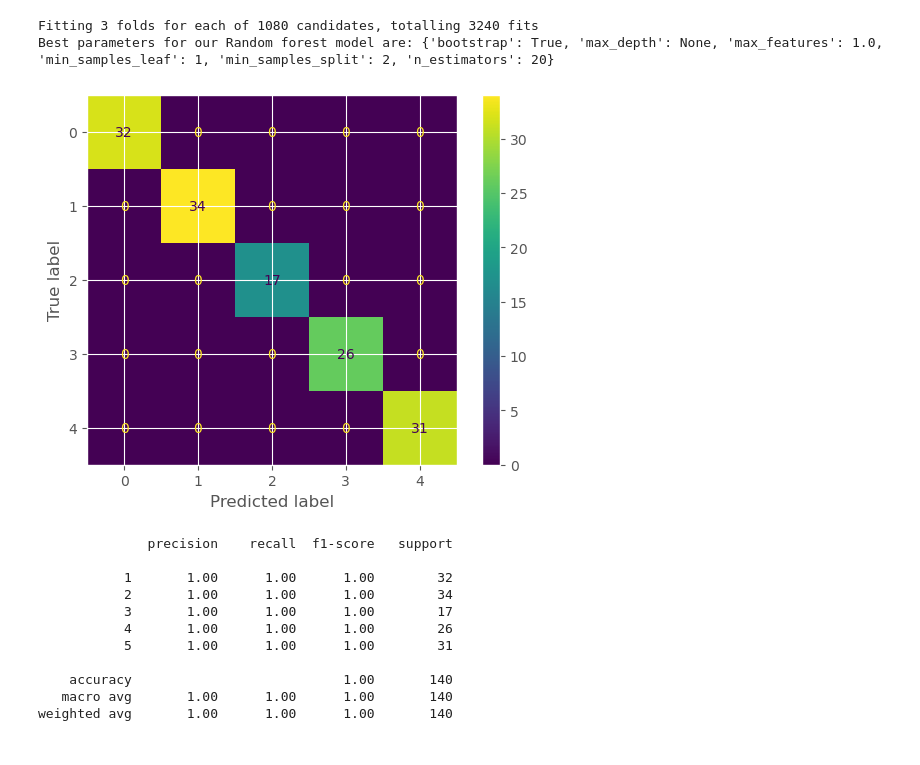
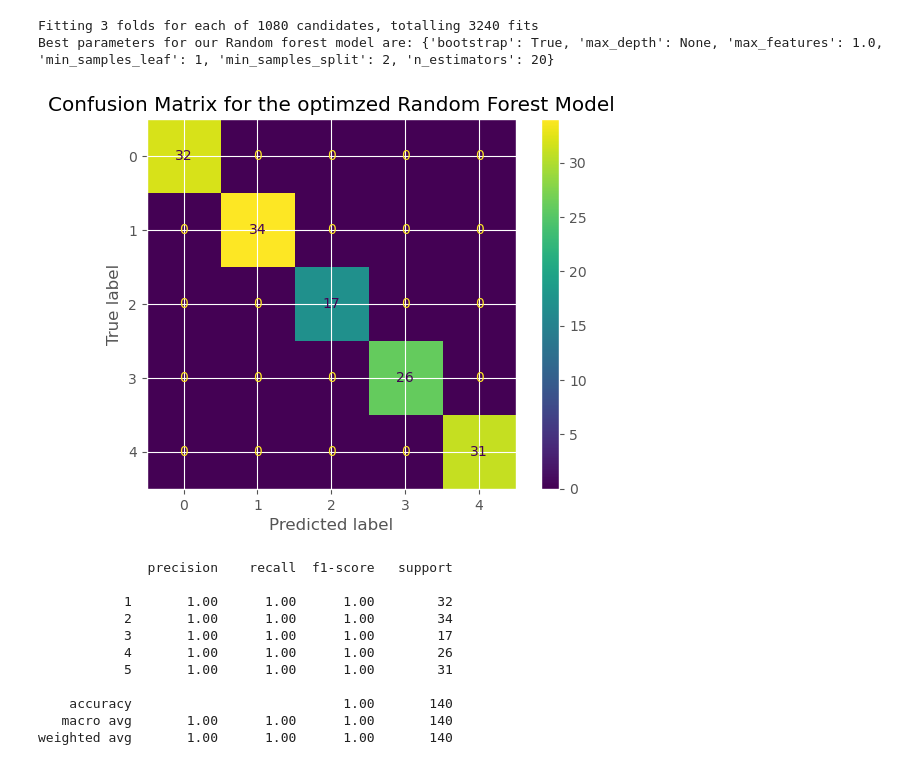
Before and after one commit to bizzaccelerator/classification_of_consumer_behaviour, a Jupyter notebook: notebook.ipynb, the cells around one changed output. Drawn from its saved outputs; the diff is of its cells as text; code cells hidden in the pictures.

```diff
--- a/notebook.ipynb
+++ b/notebook.ipynb
@@ -742,0 +744,11 @@ __1. Random Forest Model:__
+# %%
+# The model is trained as  follows:
+decision_tree = DecisionTreeClassifier(max_depth=2)
+
+# The trained model is used to predict the values in the test dataset:
+decision_tree.fit(X_train, y_train)
+y_pred_val = decision_tree.predict(X_val)
+
+# The indicator chosen for assessing the validity of the model is Accuracy:
+print("Decision Tree Metrics:")
+print("Accuracy:", accuracy_score(y_val, y_pred_val))
@@ -742,0 +775,18 @@ __1. Random Forest Model:__
+# %%
+# Tunning the hyperparameters is crucial. In this case, I'll define the followings:
+param_grid = {
+    'max_depth': [None, 3, 5, 10, 20, 30],              # Maximum depth of each tree
+    'min_samples_split': [2, 5, 10],                    # Minimum samples required to split
+    'min_samples_leaf': [1, 2, 4],                      # Minimum samples in a leaf
+    'max_features': [None, 'sqrt', 'log2']              # Features to consider at each split
+}
+# %%
+# I'll use GridSearchCV for exhaustive tuning and preventing overfitting.
+grid_search = GridSearchCV(estimator=decision_tree, param_grid=param_grid,
+                           scoring='accuracy', cv=3, verbose=2, n_jobs=-1,
+                           error_score='raise')
+
+grid_search.fit(X_train, y_train)
+
+print("Best parameters for my Decision Tree model are:", grid_search.best_params_)
+best_dt_model = grid_search.best_estimator_
@@ -809,9 +893,10 @@ cm_rf = confusion_matrix(y_val, y_pred_val_opt)
 # %%
 # Display the confusion matrix created
 disp = ConfusionMatrixDisplay(confusion_matrix=cm_rf, display_labels=best_rf_model.classes_).plot()
+plt.title('Confusion Matrix for the optimzed Random Forest Model')
 plt.show()
 # %% [output]
-[figure, old version]
+[figure, new version]
 # %%
 # The classification_report provides a comprehensive overview of classification performance across
 # multiple metrics (precision, recall, f1-score) for each class in the model
```
Also changed, not shown: parts of 12 cells of this notebook.
